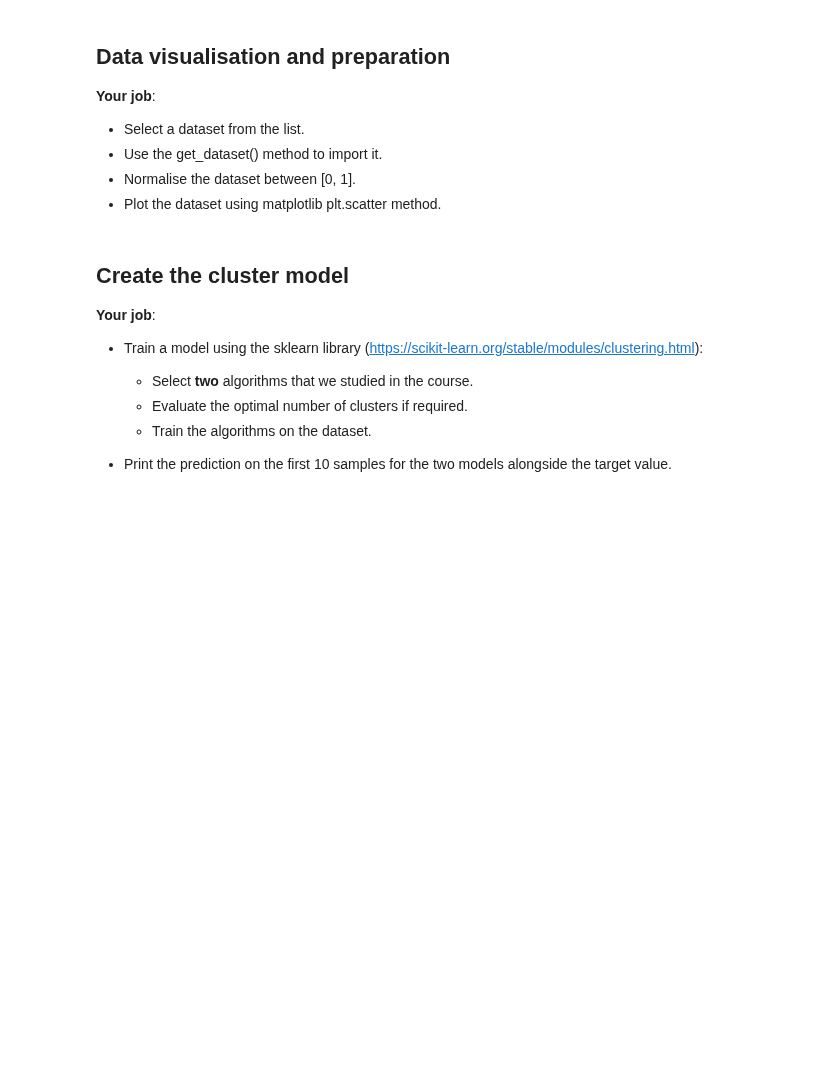
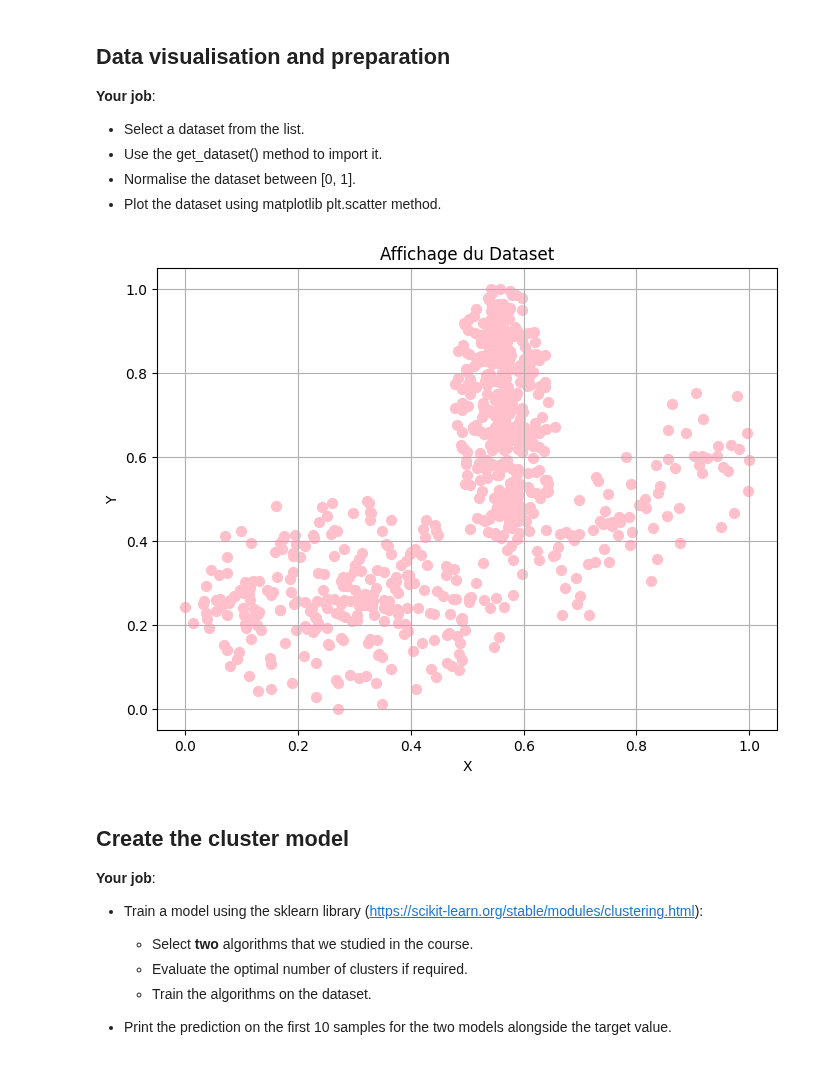
Before and after one commit to Xxxxr096/Project_maching_learning, a Jupyter notebook: part2_unsupervised_learning/1_clustering/clustering.ipynb, the cells around one changed output. Drawn from its saved outputs; the diff is of its cells as text; code cells hidden in the pictures; blank space fills up the shorter version.

```diff
--- a/part2_unsupervised_learning/1_clustering/clustering.ipynb
+++ b/part2_unsupervised_learning/1_clustering/clustering.ipynb
@@ -81,3 +82,20 @@ import matplotlib.pyplot as plt
+# %%
+# Select a dataset from the list.
+my_data = get_dataset("/Users/aminechabane/Desktop/maching learning reponse/part2_unsupervised_learning/1_clustering/dataset/benchmark_artificial/2d-3c-no123.arff")
+
+# Normaliser les données entre [0,1]
+scaler = MinMaxScaler()
+normalized_data = scaler.fit_transform(my_data)
+
+plt.figure(figsize=(8,6))
+plt.scatter(normalized_data[:,0],normalized_data[:,1],color="pink",s=50)
+plt.title("Affichage du Dataset")
+plt.xlabel("X")
+plt.ylabel("Y")
+plt.grid(True)
+plt.show()
+# %% [output]
+[figure, added]
 # %% [markdown]
 ## Create the cluster model
 
```
Also changed, not shown: parts of 9 cells of this notebook.
